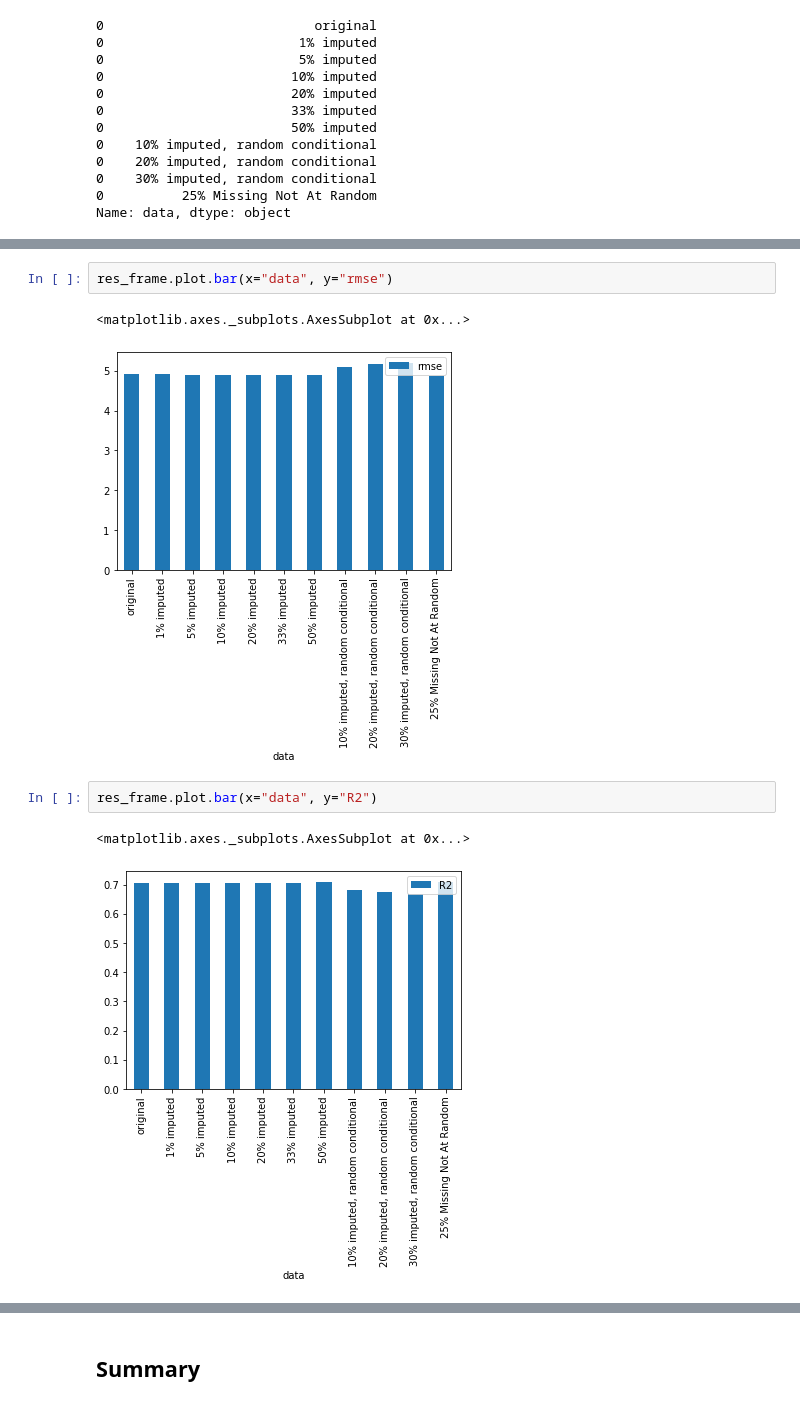
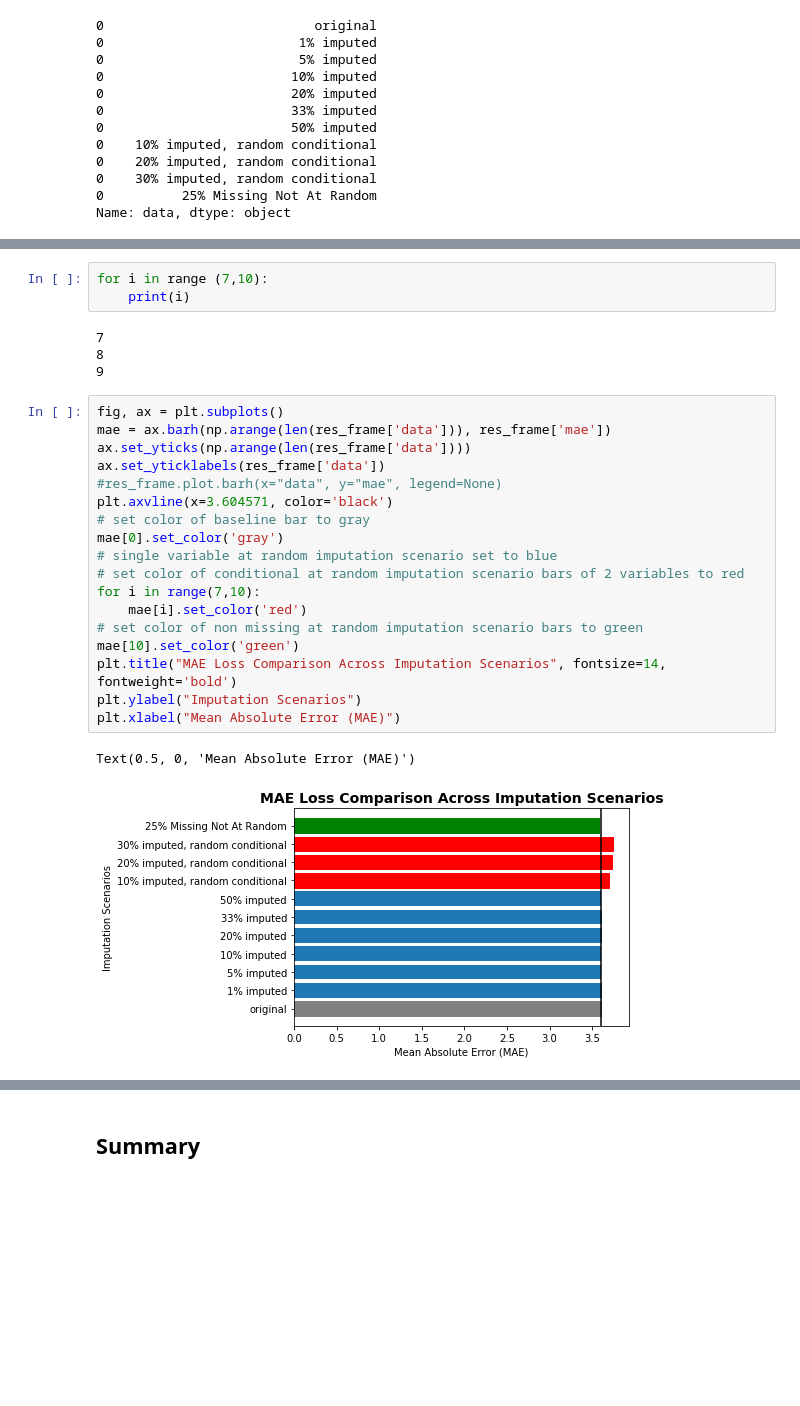
Before and after one commit to mjwolfe91/QTW-CaseStudy5, a Jupyter notebook: MissingDataCaseStudy.ipynb, the cells around one changed output, grey strips where cells are left out. Drawn from its saved outputs; the diff is of its cells as text; blank space fills up the shorter version.

Commit message:
Updated Loss Comparison Plots

```diff
--- a/MissingDataCaseStudy.ipynb
+++ b/MissingDataCaseStudy.ipynb
@@ -839,10 +829,28 @@ res_frame.plot.bar(x="data", y="mse")
-# %%
-res_frame.plot.bar(x="data", y="rmse")
-# %% [output]
-<matplotlib.axes._subplots.AxesSubplot at 0x...>
-[figure, removed]
-# %%
-res_frame.plot.bar(x="data", y="R2")
-# %% [output]
-<matplotlib.axes._subplots.AxesSubplot at 0x...>
-[figure, removed]
+# %%
+for i in range (7,10):
+    print(i)
+# %% [output]
+7
+8
+9
+# %%
+fig, ax = plt.subplots()
+mae = ax.barh(np.arange(len(res_frame['data'])), res_frame['mae'])
+ax.set_yticks(np.arange(len(res_frame['data'])))
+ax.set_yticklabels(res_frame['data'])
+#res_frame.plot.barh(x="data", y="mae", legend=None)
+plt.axvline(x=3.604571, color='black')
+# set color of baseline bar to gray
+mae[0].set_color('gray')
+# single variable at random imputation scenario set to blue
+# set color of conditional at random imputation scenario bars of 2 variables to red
+for i in range(7,10):
+    mae[i].set_color('red')
+# set color of non missing at random imputation scenario bars to green
+mae[10].set_color('green')
+plt.title("MAE Loss Comparison Across Imputation Scenarios", fontsize=14, fontweight='bold')
+plt.ylabel("Imputation Scenarios")
+plt.xlabel("Mean Absolute Error (MAE)")
+# %% [output]
+Text(0.5, 0, 'Mean Absolute Error (MAE)')
+[figure, added]
```
Also changed, not shown: parts of 5 cells of this notebook.
